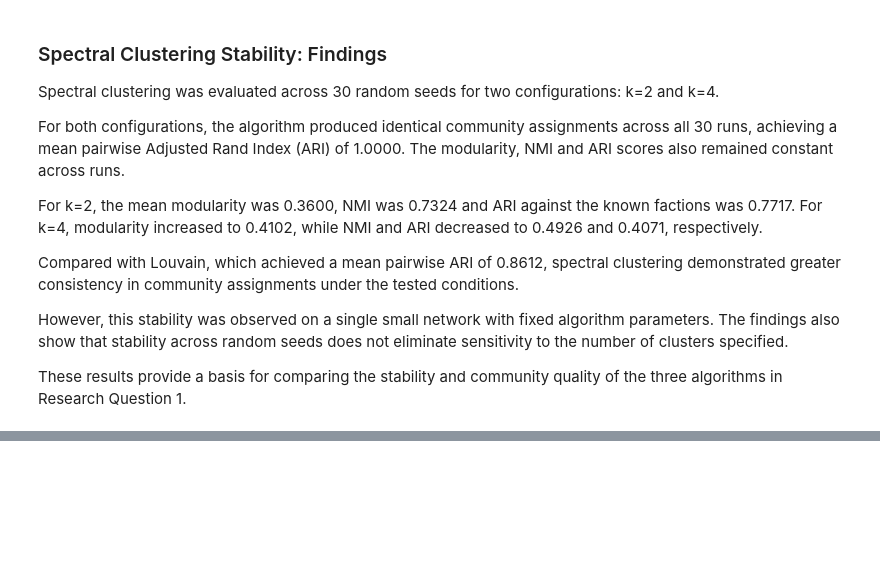
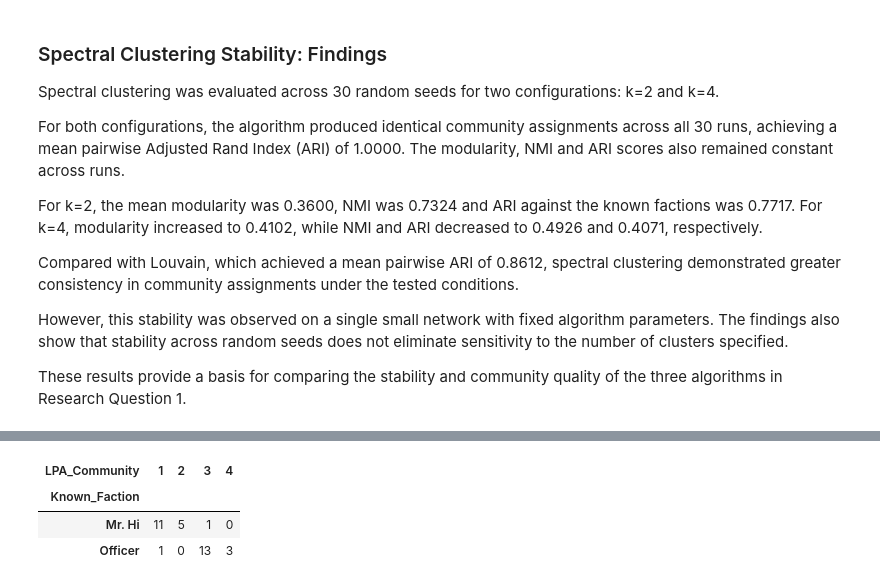
Before and after one commit to Sav-lets/cos802-network-analysis, a Jupyter notebook: notebooks/02_community_detection.ipynb, the cells around one changed output, grey strips where cells are left out. Saved outputs shown, nothing was run; the diff lists cells and outputs as text; code cells hidden in the pictures; blank space fills up the shorter version.

```diff
--- a/notebooks/02_community_detection.ipynb
+++ b/notebooks/02_community_detection.ipynb
@@ -1115,0 +1131,24 @@ print("Spectral clustering experiment committed and pushed!")
+# %%
+
+import time
+import networkx as nx
+
+# Run asynchronous Label Propagation
+start_time = time.perf_counter()
+
+lpa_communities = list(
+    nx.community.asyn_lpa_communities(
+        G,
+        weight=None,
+        seed=42
+    )
+)
+
+lpa_runtime = time.perf_counter() - start_time
+
+# Display detected communities
+print("Number of communities:", len(lpa_communities))
+print("Runtime (seconds):", round(lpa_runtime, 6))
+
+for i, community in enumerate(lpa_communities, start=1):
+    print(f"Community {i}: {sorted(community)}")
@@ -1115,0 +1290,22 @@ print("Spectral clustering experiment committed and pushed!")
+# %%
+
+lpa_comparison = pd.DataFrame({
+    "Node": nodes,
+    "Known_Faction": true_labels,
+    "LPA_Community": [
+        lpa_predicted[node] + 1
+        for node in nodes
+    ]
+})
+
+lpa_table = pd.crosstab(
+    lpa_comparison["Known_Faction"],
+    lpa_comparison["LPA_Community"]
+)
+
+display(lpa_table)
+# %% [output]
+| LPA_Community | 1 | 2 | 3 | 4 |
+| Known_Faction |  |  |  |  |
+| Mr. Hi | 11 | 5 | 1 | 0 |
+| Officer | 1 | 0 | 13 | 3 |
```
Also changed, not shown: parts of 13 cells of this notebook, 3 other files.
